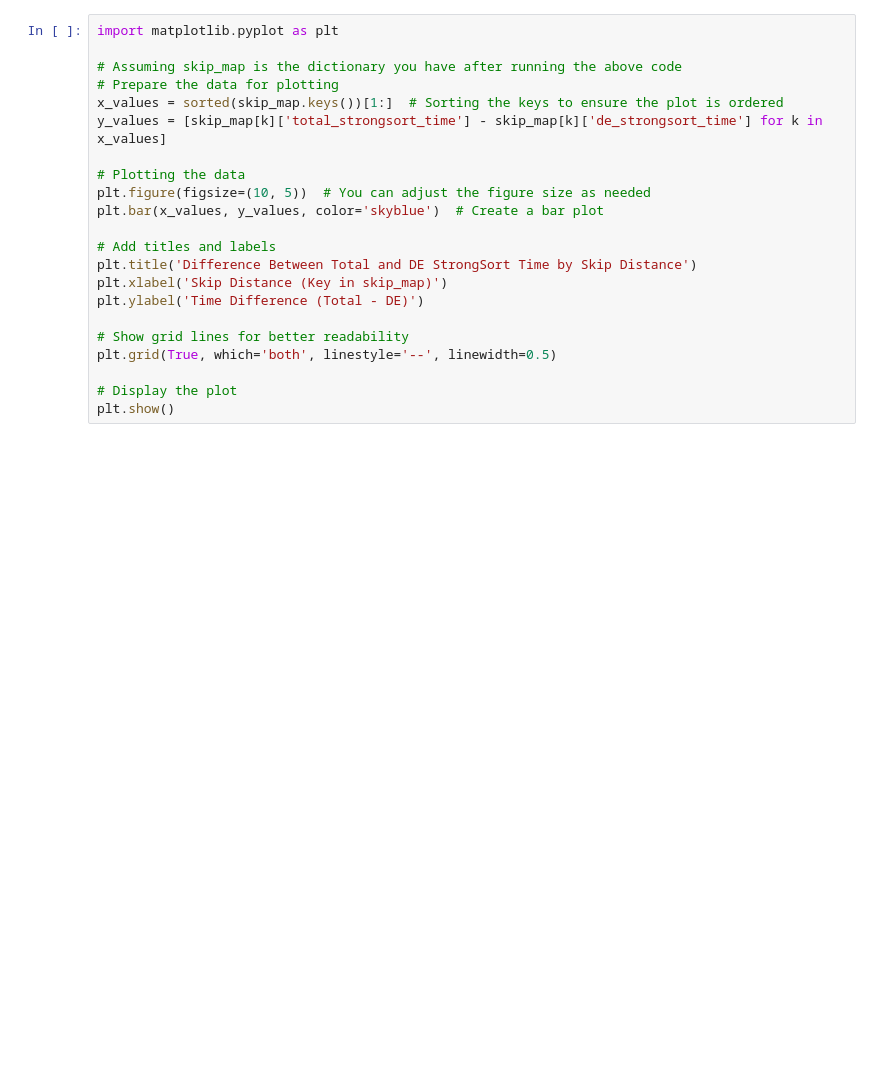
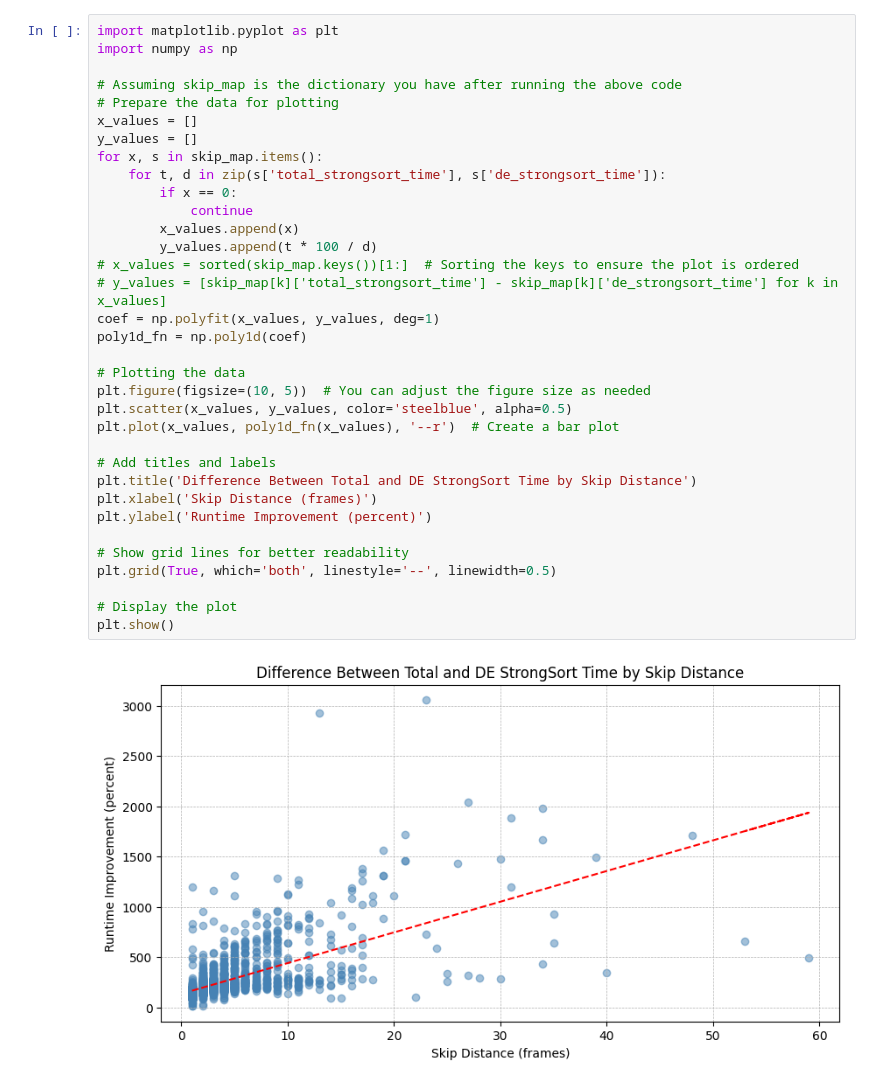
Before and after one commit to apperception-db/spatialyze, a Jupyter notebook: outputs/run/exit_frame_analysis.ipynb, the cells around one changed output. Saved outputs shown, nothing was run; the diff lists cells and outputs as text; blank space fills up the shorter version.

Commit message:
update exit frame analysis

```diff
--- a/outputs/run/exit_frame_analysis.ipynb
+++ b/outputs/run/exit_frame_analysis.ipynb
@@ -109,24 +125,38 @@ print(skip_map)
 # %%
 import matplotlib.pyplot as plt
+import numpy as np
 
 # Assuming skip_map is the dictionary you have after running the above code
 # Prepare the data for plotting
-x_values = sorted(skip_map.keys())[1:]  # Sorting the keys to ensure the plot is ordered
-y_values = [skip_map[k]['total_strongsort_time'] - skip_map[k]['de_strongsort_time'] for k in x_values]
+x_values = []
+y_values = []
+for x, s in skip_map.items():
+    for t, d in zip(s['total_strongsort_time'], s['de_strongsort_time']):
+        if x == 0:
+            continue
+        x_values.append(x)
+        y_values.append(t * 100 / d)
+# x_values = sorted(skip_map.keys())[1:]  # Sorting the keys to ensure the plot is ordered
+# y_values = [skip_map[k]['total_strongsort_time'] - skip_map[k]['de_strongsort_time'] for k in x_values]
+coef = np.polyfit(x_values, y_values, deg=1)
+poly1d_fn = np.poly1d(coef)
 
 # Plotting the data
 plt.figure(figsize=(10, 5))  # You can adjust the figure size as needed
-plt.bar(x_values, y_values, color='skyblue')  # Create a bar plot
+plt.scatter(x_values, y_values, color='steelblue', alpha=0.5)
+plt.plot(x_values, poly1d_fn(x_values), '--r')  # Create a bar plot
 
 # Add titles and labels
 plt.title('Difference Between Total and DE StrongSort Time by Skip Distance')
-plt.xlabel('Skip Distance (Key in skip_map)')
-plt.ylabel('Time Difference (Total - DE)')
+plt.xlabel('Skip Distance (frames)')
+plt.ylabel('Runtime Improvement (percent)')
 
 # Show grid lines for better readability
 plt.grid(True, which='both', linestyle='--', linewidth=0.5)
 
 # Display the plot
 plt.show()
+# %% [output]
+[figure, added]
 # %%
 x_values = sorted(skip_map.keys())[1:]  # Sorting the keys to ensure the plot is ordered
```
Also changed, not shown: parts of 4 cells of this notebook.
